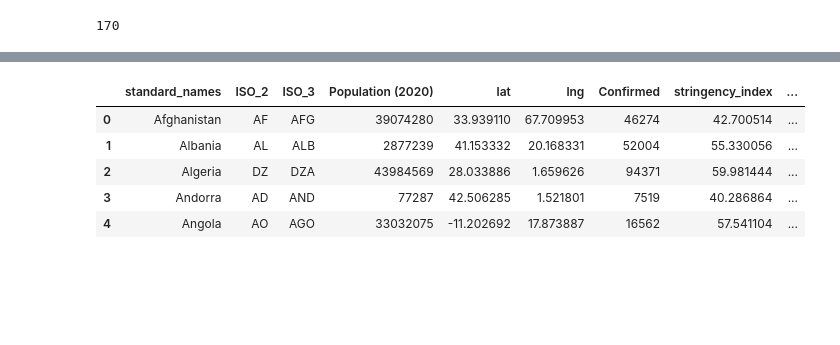
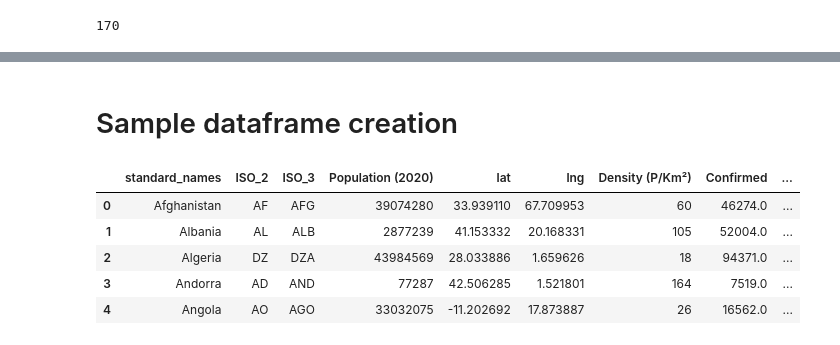
Before and after one commit to mirahmed07/project_covid_global, a Jupyter notebook: covid_global_cleaning.ipynb, the cells around one changed output, grey strips where cells are left out. Drawn from its saved outputs; the diff is of its cells as text; code cells hidden in the pictures; blank space fills up the shorter version.

```diff
--- a/covid_global_cleaning.ipynb
+++ b/covid_global_cleaning.ipynb
@@ -502,2 +580,5 @@ ultimate_no_null_df.head()
 # %%
 ultimate_no_null_df.to_csv("ultimate_no_null.csv" , index=False)
+# %%
+ultimate_no_null_df= pd.read_csv("ultimate_no_null.csv")
+ultimate_no_null_df.head()
@@ -514,16 +613,18 @@ ultimate_no_null_df["Infection_rate_f"] = ultimate_no_null_df["Infection_rate"].
+# %% [markdown]
+# Sample dataframe creation
 # %%
-covid_stats_df = ultimate_no_null_df.groupby(["standard_names", "ISO_2", "ISO_3", "Population (2020)", "lat", "lng"], as_index= False).agg({"Confirmed" : "sum",
+covid_stats_df = ultimate_no_null_df.groupby(["standard_names", "ISO_2", "ISO_3", "Population (2020)", "lat", "lng", "Density (P/Km²)"], as_index= False).agg({"Confirmed" : "sum",
                                                                                       "stringency_index": "mean",
                                                                                       "Infection_rate_f" : "sum"})
 covid_stats_df.to_csv("covid_stats_2020.csv", index=False)
 covid_stats_df.head()
 # %% [output]
-|  | standard_names | ISO_2 | ISO_3 | Population (2020) | lat | lng | Confirmed | stringency_index | ... |
-| 0 | Afghanistan | AF | AFG | 39074280 | 33.939110 | 67.709953 | 46274 | 42.700514 | ... |
-| 1 | Albania | AL | ALB | 2877239 | 41.153332 | 20.168331 | 52004 | 55.330056 | ... |
-| 2 | Algeria | DZ | DZA | 43984569 | 28.033886 | 1.659626 | 94371 | 59.981444 | ... |
-| 3 | Andorra | AD | AND | 77287 | 42.506285 | 1.521801 | 7519 | 40.286864 | ... |
-| 4 | Angola | AO | AGO | 33032075 | -11.202692 | 17.873887 | 16562 | 57.541104 | ... |
+|  | standard_names | ISO_2 | ISO_3 | Population (2020) | lat | lng | Density (P/Km²) | Confirmed | ... |
+| 0 | Afghanistan | AF | AFG | 39074280 | 33.939110 | 67.709953 | 60 | 46274.0 | ... |
+| 1 | Albania | AL | ALB | 2877239 | 41.153332 | 20.168331 | 105 | 52004.0 | ... |
+| 2 | Algeria | DZ | DZA | 43984569 | 28.033886 | 1.659626 | 18 | 94371.0 | ... |
+| 3 | Andorra | AD | AND | 77287 | 42.506285 | 1.521801 | 164 | 7519.0 | ... |
+| 4 | Angola | AO | AGO | 33032075 | -11.202692 | 17.873887 | 26 | 16562.0 | ... |
 # %%
 covid_stats_df =  pd.read_csv("covid_stats_2020.csv")
 covid_stats_df.head()
```
Also changed, not shown: parts of 30 cells of this notebook, 10 other files.
